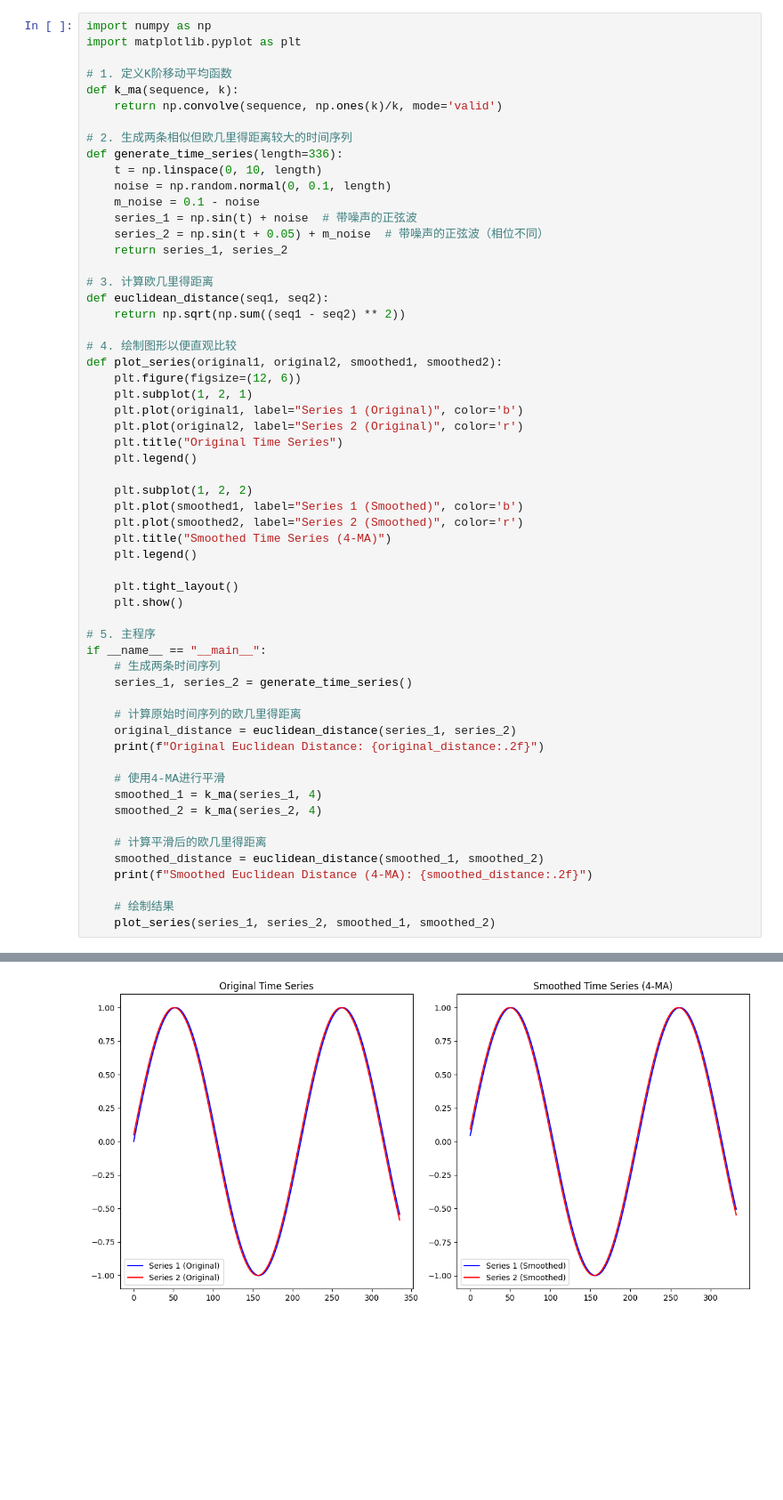
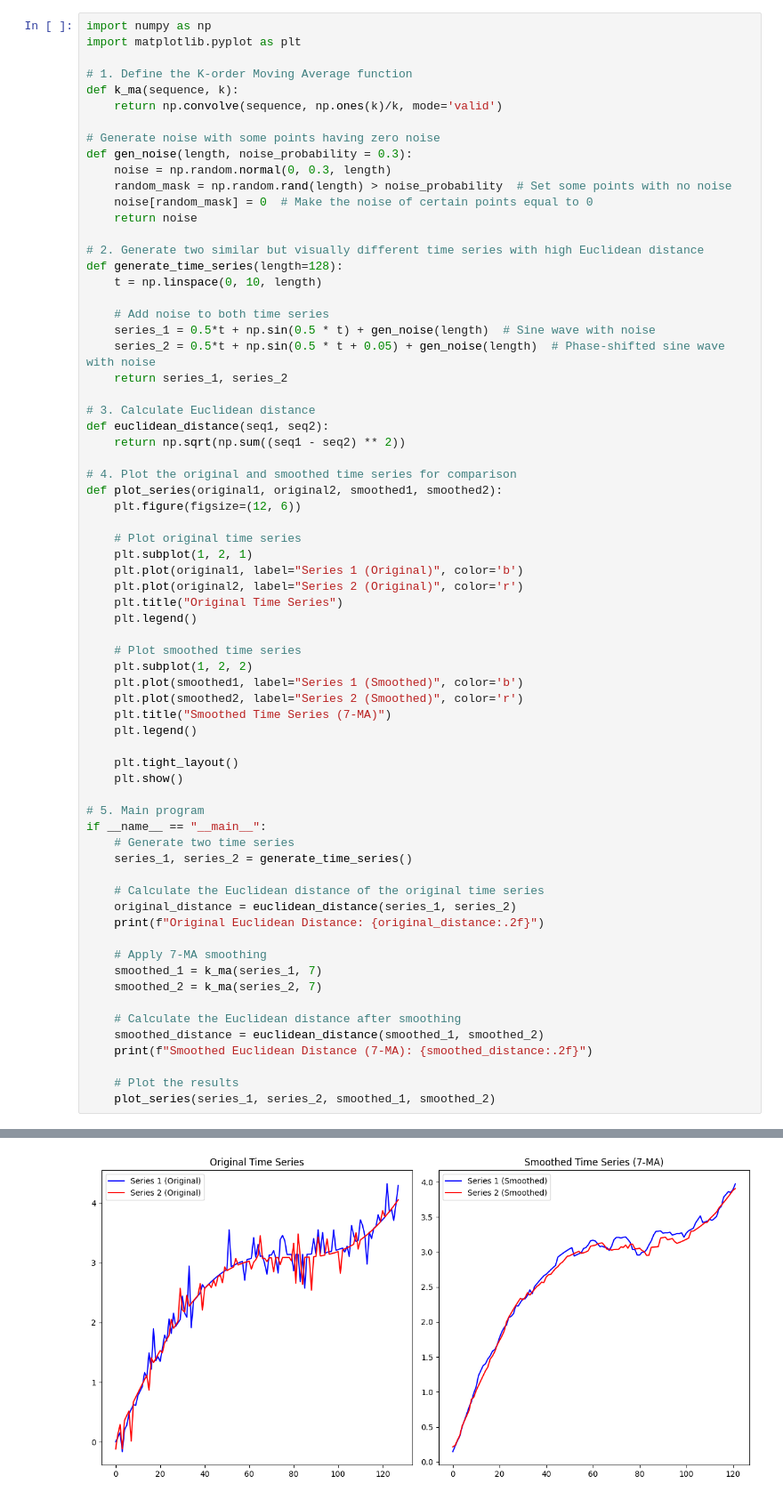
Before and after one commit to NetManAIOps/ANM2025, a Jupyter notebook: lec3/SFbasedSmoothing.ipynb, the cells around one changed output, grey strips where cells are left out. Shown: that part at 89% size. Drawn from its saved outputs; the diff is of its cells as text; blank space fills up the shorter version.

```diff
--- a/lec3/SFbasedSmoothing.ipynb
+++ b/lec3/SFbasedSmoothing.ipynb
@@ -2,58 +2,68 @@
 import numpy as np
 import matplotlib.pyplot as plt
 
-# 1. 定义K阶移动平均函数
+# 1. Define the K-order Moving Average function
 def k_ma(sequence, k):
     return np.convolve(sequence, np.ones(k)/k, mode='valid')
 
-# 2. 生成两条相似但欧几里得距离较大的时间序列
-def generate_time_series(length=336):
+# Generate noise with some points having zero noise
+def gen_noise(length, noise_probability = 0.3):
+    noise = np.random.normal(0, 0.3, length)
+    random_mask = np.random.rand(length) > noise_probability  # Set some points with no noise
+    noise[random_mask] = 0  # Make the noise of certain points equal to 0
+    return noise
+
+# 2. Generate two similar but visually different time series with high Euclidean distance
+def generate_time_series(length=128):
     t = np.linspace(0, 10, length)
-    noise = np.random.normal(0, 0.1, length)
-    m_noise = 0.1 - noise
-    series_1 = np.sin(t) + noise  # 带噪声的正弦波
-    series_2 = np.sin(t + 0.05) + m_noise  # 带噪声的正弦波（相位不同）
+
+    # Add noise to both time series
+    series_1 = 0.5*t + np.sin(0.5 * t) + gen_noise(length)  # Sine wave with noise
+    series_2 = 0.5*t + np.sin(0.5 * t + 0.05) + gen_noise(length)  # Phase-shifted sine wave with noise
     return series_1, series_2
 
-# 3. 计算欧几里得距离
+# 3. Calculate Euclidean distance
 def euclidean_distance(seq1, seq2):
     return np.sqrt(np.sum((seq1 - seq2) ** 2))
 
-# 4. 绘制图形以便直观比较
+# 4. Plot the original and smoothed time series for comparison
 def plot_series(original1, original2, smoothed1, smoothed2):
     plt.figure(figsize=(12, 6))
+
+    # Plot original time series
     plt.subplot(1, 2, 1)
     plt.plot(original1, label="Series 1 (Original)", color='b')
     plt.plot(original2, label="Series 2 (Original)", color='r')
     plt.title("Original Time Series")
     plt.legend()
 
+    # Plot smoothed time series
     plt.subplot(1, 2, 2)
     plt.plot(smoothed1, label="Series 1 (Smoothed)", color='b')
     plt.plot(smoothed2, label="Series 2 (Smoothed)", color='r')
-    plt.title("Smoothed Time Series (4-MA)")
+    plt.title("Smoothed Time Series (7-MA)")
     plt.legend()
 
     plt.tight_layout()
     plt.show()
 
-# 5. 主程序
+# 5. Main program
 if __name__ == "__main__":
-    # 生成两条时间序列
+    # Generate two time series
     series_1, series_2 = generate_time_series()
 
-    # 计算原始时间序列的欧几里得距离
+    # Calculate the Euclidean distance of the original time series
     original_distance = euclidean_distance(series_1, series_2)
     print(f"Original Euclidean Distance: {original_distance:.2f}")
 
-    # 使用4-MA进行平滑
-    smoothed_1 = k_ma(series_1, 4)
-    smoothed_2 = k_ma(series_2, 4)
+    # Apply 7-MA smoothing
+    smoothed_1 = k_ma(series_1, 7)
+    smoothed_2 = k_ma(series_2, 7)
 
-    # 计算平滑后的欧几里得距离
+    # Calculate the Euclidean distance after smoothing
     smoothed_distance = euclidean_distance(smoothed_1, smoothed_2)
-    print(f"Smoothed Euclidean Distance (4-MA): {smoothed_distance:.2f}")
+    print(f"Smoothed Euclidean Distance (7-MA): {smoothed_distance:.2f}")
 
-    # 绘制结果
+    # Plot the results
     plot_series(series_1, series_2, smoothed_1, smoothed_2)
 # %% [output]
@@ -62 +72 @@ Smoothed Euclidean Distance (4-MA): 0.66
-[figure, old version]
+[figure, new version]
```
Also changed, not shown: parts of 1 cell of this notebook.
